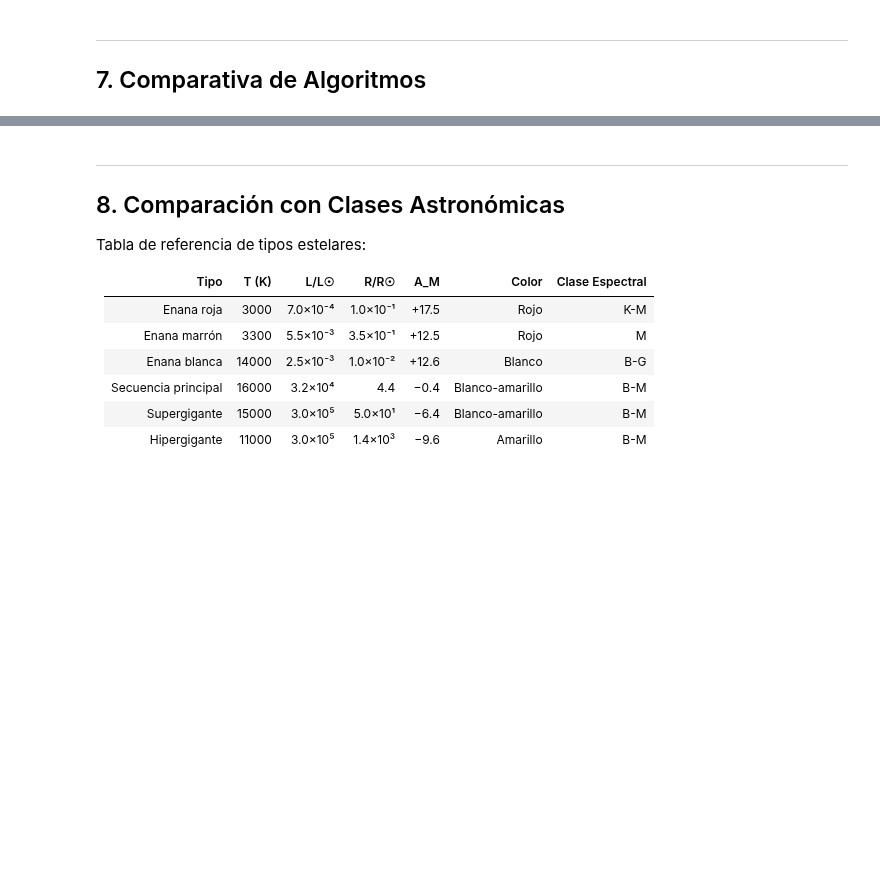
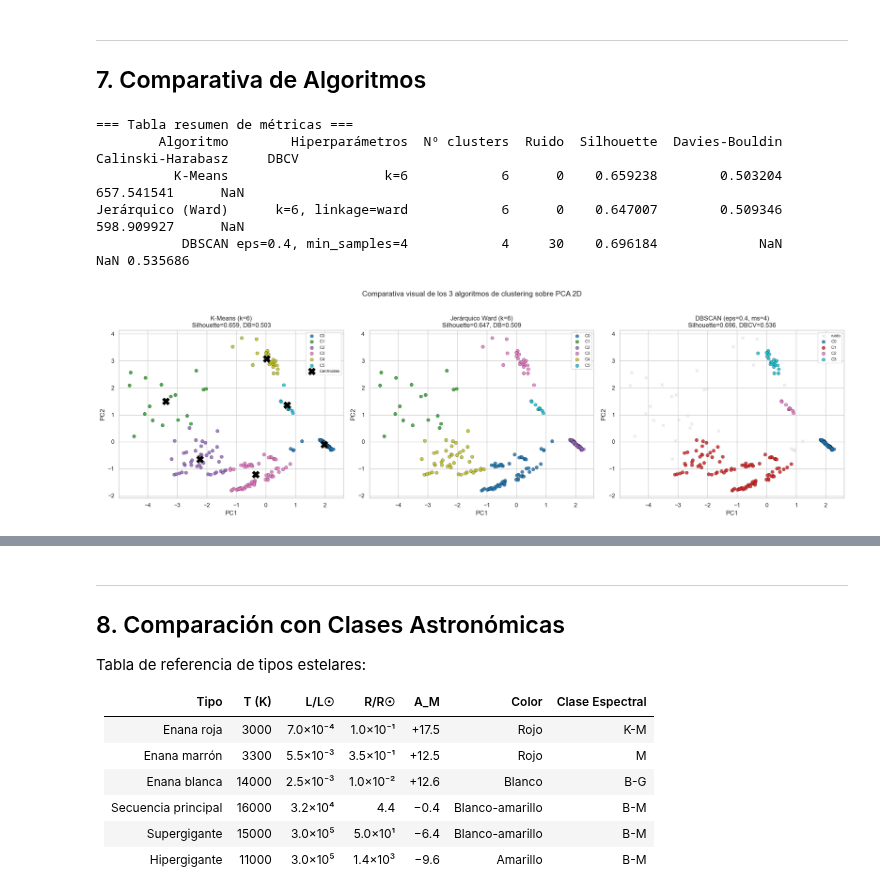
Before and after one commit to JorgeLopxz/TAREA2_AA, a Jupyter notebook: notebooks/Practica2_AA.ipynb, the cells around one changed output, grey strips where cells are left out. Cells and saved outputs as stored; diff of their text form; code cells hidden in the pictures; blank space fills up the shorter version.

```diff
--- a/notebooks/Practica2_AA.ipynb
+++ b/notebooks/Practica2_AA.ipynb
@@ -725,8 +1012,78 @@ pass
 ---
 ## 7. Comparativa de Algoritmos
 # %%
-# TODO: Tabla resumen con métricas de los 3 algoritmos
-# TODO: Visualización comparativa de los 3 clustering sobre PCA
-# TODO: Justificación del algoritmo recomendado
+# ── 7. Comparativa final de los 3 algoritmos ──
 
-pass
+# Tabla resumen con métricas (cada algoritmo con su métrica natural)
+resumen = pd.DataFrame({
+    'Algoritmo': ['K-Means', 'Jerárquico (Ward)', 'DBSCAN'],
+    'Hiperparámetros': [f'k={K_OPT}', f'k={K_HIER}, linkage=ward',
+                        f'eps={EPS_OPT}, min_samples={MS_OPT}'],
+    'Nº clusters': [K_OPT, K_HIER, n_clusters_db],
+    'Ruido': [0, 0, n_noise_db],
+    'Silhouette': [sil_km, sil_hier, sil_db],
+    'Davies-Bouldin': [db_km, db_hier, np.nan],
+    'Calinski-Harabasz': [ch_km, ch_hier, np.nan],
+    'DBCV': [np.nan, np.nan, dbcv_db],
+})
+print('=== Tabla resumen de métricas ===')
+print(resumen.to_string(index=False))
+
+# Visualización lado a lado de los 3 clusterings sobre el mismo PCA
+fig, axes = plt.subplots(1, 3, figsize=(20, 6))
+
+# K-Means
+cmap_km = plt.cm.get_cmap('tab10', K_OPT)
+for k in range(K_OPT):
+    mask = labels_km == k
+    axes[0].scatter(X_pca[mask, 0], X_pca[mask, 1], color=cmap_km(k),
+                    label=f'C{k}', s=40, alpha=0.85, edgecolors='k', linewidths=0.3)
+axes[0].scatter(centroids[:, 0], centroids[:, 1], marker='X', s=180,
+                color='black', zorder=5, label='Centroides')
+axes[0].set_title(f'K-Means (k={K_OPT})\nSilhouette={sil_km:.3f}, DB={db_km:.3f}')
+axes[0].set_xlabel('PC1'); axes[0].set_ylabel('PC2'); axes[0].legend(fontsize=8, loc='best')
+
+# Jerárquico Ward
+cmap_h = plt.cm.get_cmap('tab10', K_HIER)
+for k in range(K_HIER):
+    mask = labels_hier == k
+    axes[1].scatter(X_pca[mask, 0], X_pca[mask, 1], color=cmap_h(k),
+                    label=f'C{k}', s=40, alpha=0.85, edgecolors='k', linewidths=0.3)
+axes[1].set_title(f'Jerárquico Ward (k={K_HIER})\nSilhouette={sil_hier:.3f}, DB={db_hier:.3f}')
+axes[1].set_xlabel('PC1'); axes[1].set_ylabel('PC2'); axes[1].legend(fontsize=8, loc='best')
+
+# DBSCAN
+cmap_db = plt.cm.get_cmap('tab10', max(1, n_clusters_db))
+color_idx = 0
+for k in sorted(set(labels_db)):
+    mask = labels_db == k
+    if k == -1:
+        axes[2].scatter(X_pca[mask, 0], X_pca[mask, 1], color='lightgray',
+                        label='ruido', s=30, alpha=0.6, marker='x')
+    else:
+        axes[2].scatter(X_pca[mask, 0], X_pca[mask, 1], color=cmap_db(color_idx),
+                        label=f'C{k}', s=40, alpha=0.85, edgecolors='k', linewidths=0.3)
+        color_idx += 1
+axes[2].set_title(f'DBSCAN (eps={EPS_OPT}, ms={MS_OPT})\n'
+                  f'Silhouette={sil_db:.3f}, DBCV={dbcv_db:.3f}')
+axes[2].set_xlabel('PC1'); axes[2].set_ylabel('PC2'); axes[2].legend(fontsize=8, loc='best')
+
+plt.suptitle('Comparativa visual de los 3 algoritmos de clustering sobre PCA 2D',
+             fontsize=14, y=1.02)
+plt.tight_layout()
+plt.show()
+
+# Cross-tab: ¿cuánto coinciden los etiquetados de los 3 algoritmos?
+print('\n=== Tabla de contingencia K-Means vs Jerárquico ===')
+print(pd.crosstab(pd.Series(labels_km, name='K-Means'),
+                  pd.Series(labels_hier, name='Jerárquico')).to_string())
+print('\n=== Tabla de contingencia K-Means vs DBSCAN (-1 = ruido) ===')
+print(pd.crosstab(pd.Series(labels_km, name='K-Means'),
+                  pd.Series(labels_db, name='DBSCAN')).to_string())
+# %% [output]
+=== Tabla resumen de métricas ===
+        Algoritmo        Hiperparámetros  Nº clusters  Ruido  Silhouette  Davies-Bouldin  Calinski-Harabasz     DBCV
+          K-Means                    k=6            6      0    0.659238        0.503204         657.541541      NaN
+Jerárquico (Ward)      k=6, linkage=ward            6      0    0.647007        0.509346         598.909927      NaN
+           DBSCAN eps=0.4, min_samples=4            4     30    0.696184             NaN                NaN 0.535686
+[figure, added]
```
Also changed, not shown: parts of 13 cells of this notebook, 1 other file.
